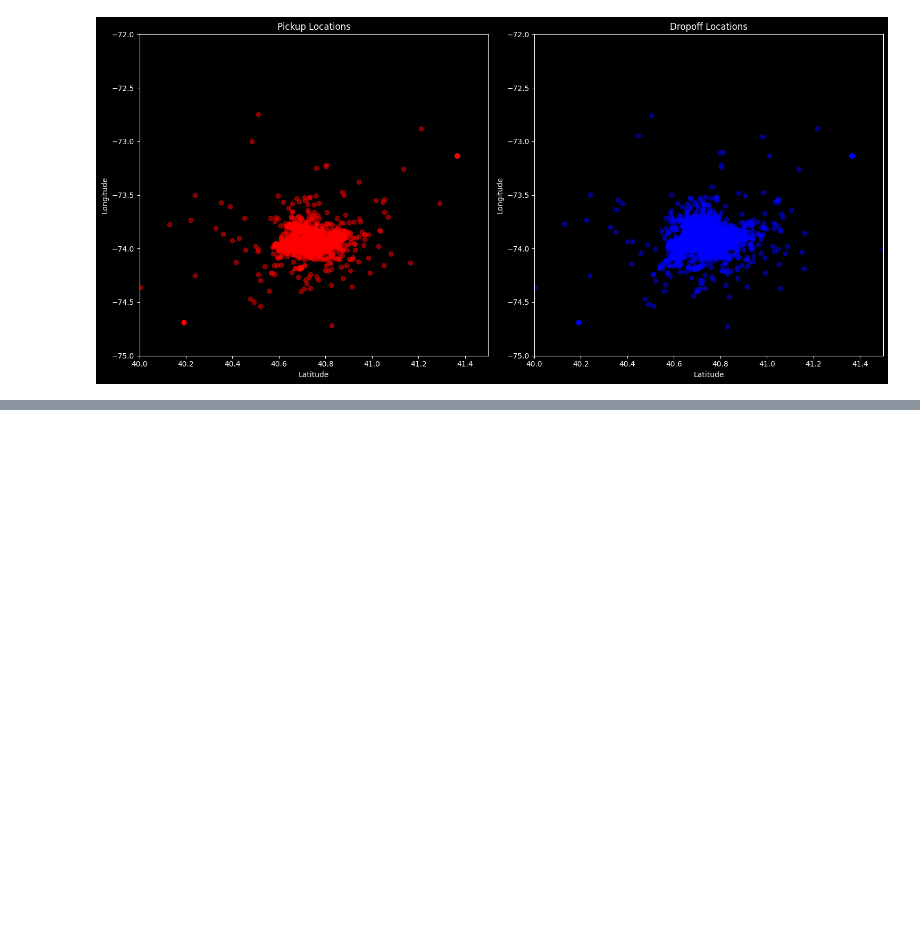
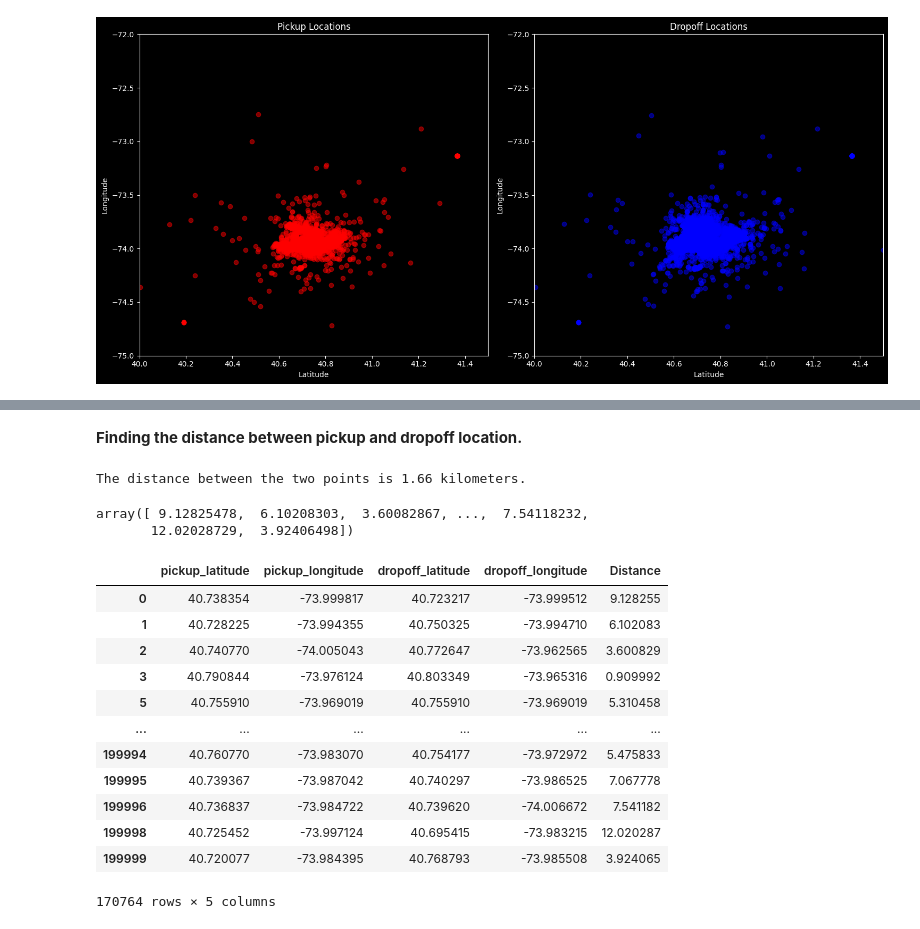
Before and after one commit to BKAPADIA04/Farely, a Jupyter notebook: codes/eda.ipynb, the cells around one changed output, grey strips where cells are left out. Saved outputs shown, nothing was run; the diff lists cells and outputs as text; code cells hidden in the pictures; blank space fills up the shorter version.

```diff
--- a/codes/eda.ipynb
+++ b/codes/eda.ipynb
@@ -215,0 +410,31 @@ plt.show()
+# %% [markdown]
+**Finding the distance between pickup and dropoff location.**
+# %%
+from math import sin, cos, sqrt, atan2, radians
+
+# Radius of the Earth in kilometers
+earth_radius_km = 6373.0
+
+# Coordinates of the first location (in radians)
+latitude1 = radians(40.790844)
+longitude1 = radians(-73.976124)
+
+# Coordinates of the second location (in radians)
+latitude2 = radians(40.803349)
+longitude2 = radians(-73.965316)
+
+# Differences in coordinates
+delta_longitude = longitude2 - longitude1
+delta_latitude = latitude2 - latitude1
+
+# Haversine formula to calculate the distance
+a = sin(delta_latitude / 2)**2 + cos(latitude1) * cos(latitude2) * sin(delta_longitude / 2)**2
+c = 2 * atan2(sqrt(a), sqrt(1 - a))
+
+# Calculate the distance
+distance_km = earth_radius_km * c
+
+# Print the distance
+print(f"The distance between the two points is {distance_km:.2f} kilometers.")
+# %% [output]
+The distance between the two points is 1.66 kilometers.
@@ -215,0 +465,5 @@ plt.show()
+# %%
+calc_distance(df_lat_long)
+# %% [output]
+array([ 9.12825478,  6.10208303,  3.60082867, ...,  7.54118232,
+       12.02028729,  3.92406498])
@@ -215,0 +474,16 @@ plt.show()
+# %%
+df_lat_long
+# %% [output]
+|  | pickup_latitude | pickup_longitude | dropoff_latitude | dropoff_longitude | Distance |
+| 0 | 40.738354 | -73.999817 | 40.723217 | -73.999512 | 9.128255 |
+| 1 | 40.728225 | -73.994355 | 40.750325 | -73.994710 | 6.102083 |
+| 2 | 40.740770 | -74.005043 | 40.772647 | -73.962565 | 3.600829 |
+| 3 | 40.790844 | -73.976124 | 40.803349 | -73.965316 | 0.909992 |
+| 5 | 40.755910 | -73.969019 | 40.755910 | -73.969019 | 5.310458 |
+| ... | ... | ... | ... | ... | ... |
+| 199994 | 40.760770 | -73.983070 | 40.754177 | -73.972972 | 5.475833 |
+| 199995 | 40.739367 | -73.987042 | 40.740297 | -73.986525 | 7.067778 |
+| 199996 | 40.736837 | -73.984722 | 40.739620 | -74.006672 | 7.541182 |
+| 199998 | 40.725452 | -73.997124 | 40.695415 | -73.983215 | 12.020287 |
+| 199999 | 40.720077 | -73.984395 | 40.768793 | -73.985508 | 3.924065 |
+170764 rows × 5 columns
```
Also changed, not shown: parts of 24 cells of this notebook, 2 other files.
